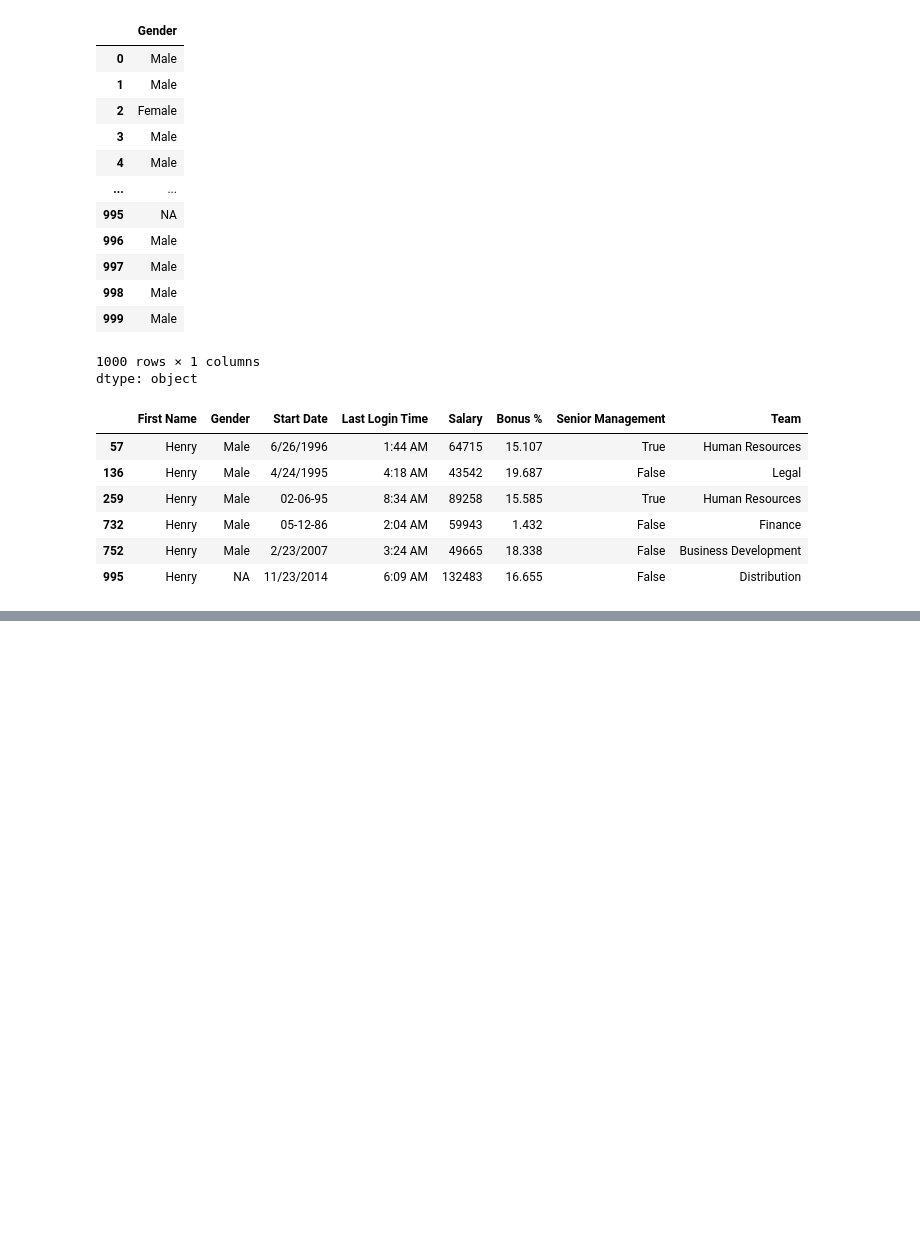
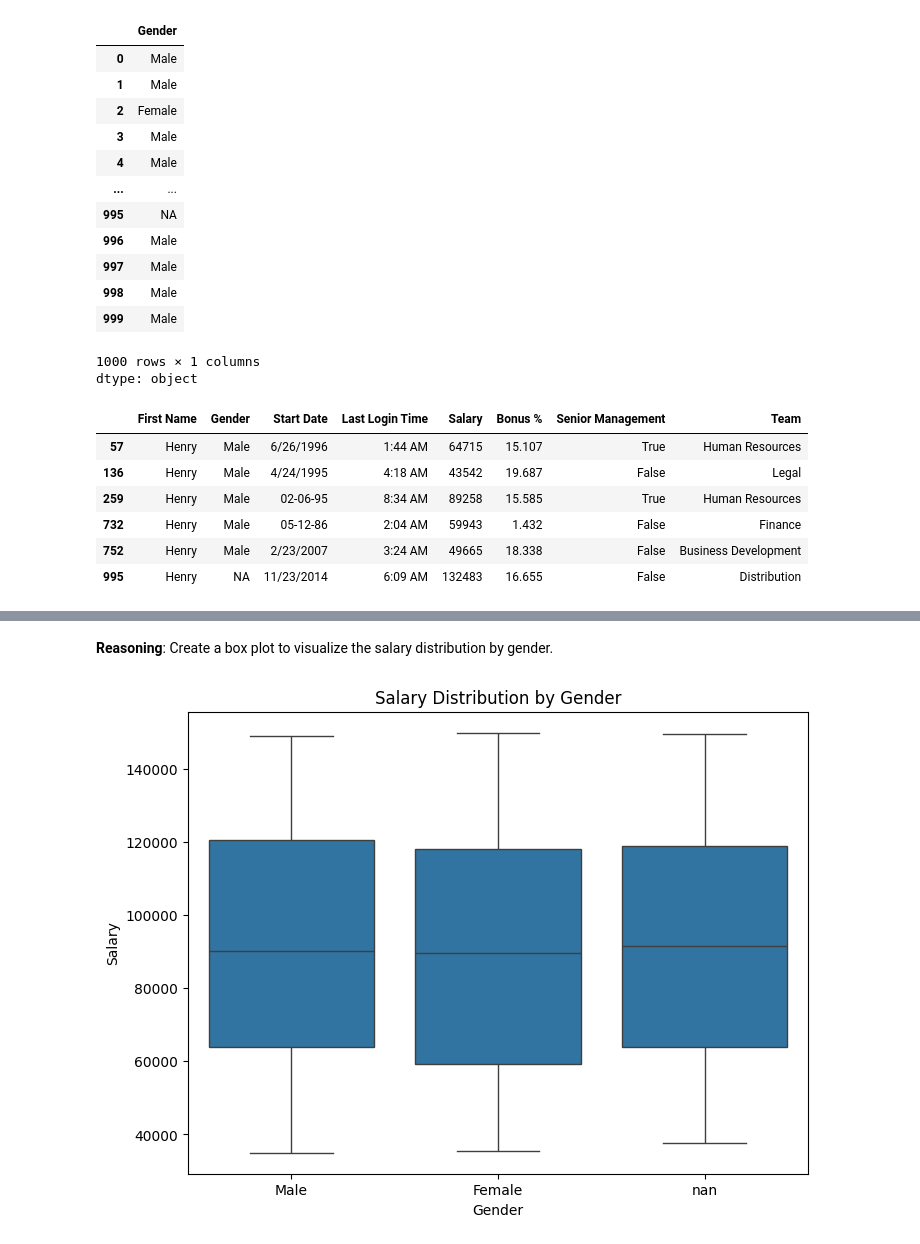
Before and after one commit to Grace-1420/Employees.py, a Jupyter notebook: Employees.ipynb, the cells around one changed output, grey strips where cells are left out. Cells and saved outputs as stored; diff of their text form; code cells hidden in the pictures; blank space fills up the shorter version.

```diff
--- a/Employees.ipynb
+++ b/Employees.ipynb
@@ -124,0 +314,12 @@ df[df['First Name'] == 'Henry']
+# %% [markdown]
+**Reasoning**:
+Create a box plot to visualize the salary distribution by gender.
+# %%
+plt.figure(figsize=(8, 6))
+sns.boxplot(x='Gender', y='Salary', data=df)
+plt.title('Salary Distribution by Gender')
+plt.xlabel('Gender')
+plt.ylabel('Salary')
+plt.show()
+# %% [output]
+[figure, added]
```
Also changed, not shown: parts of 36 cells of this notebook.
